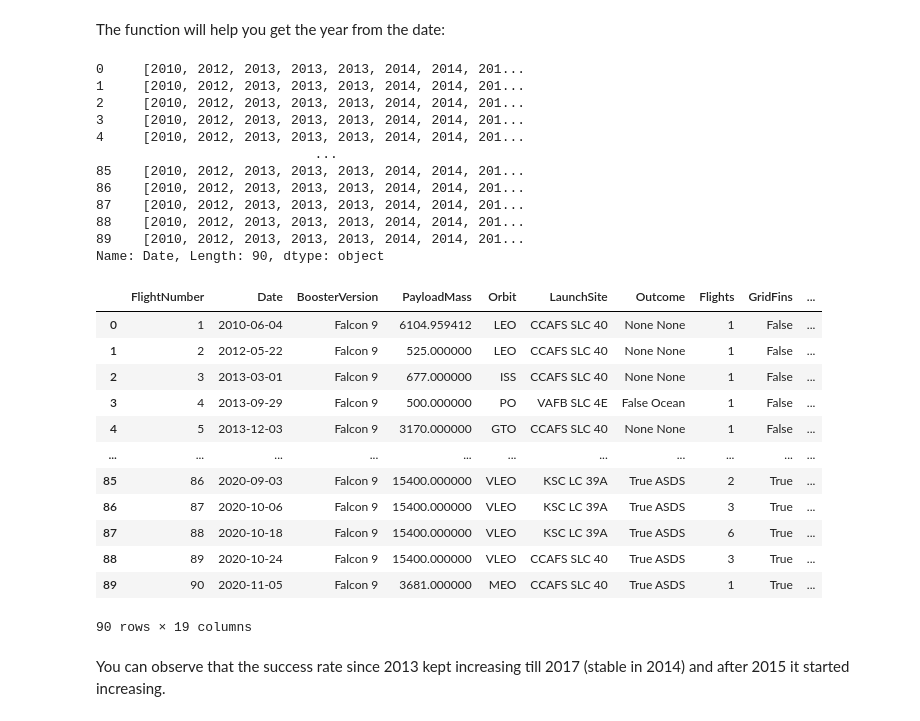
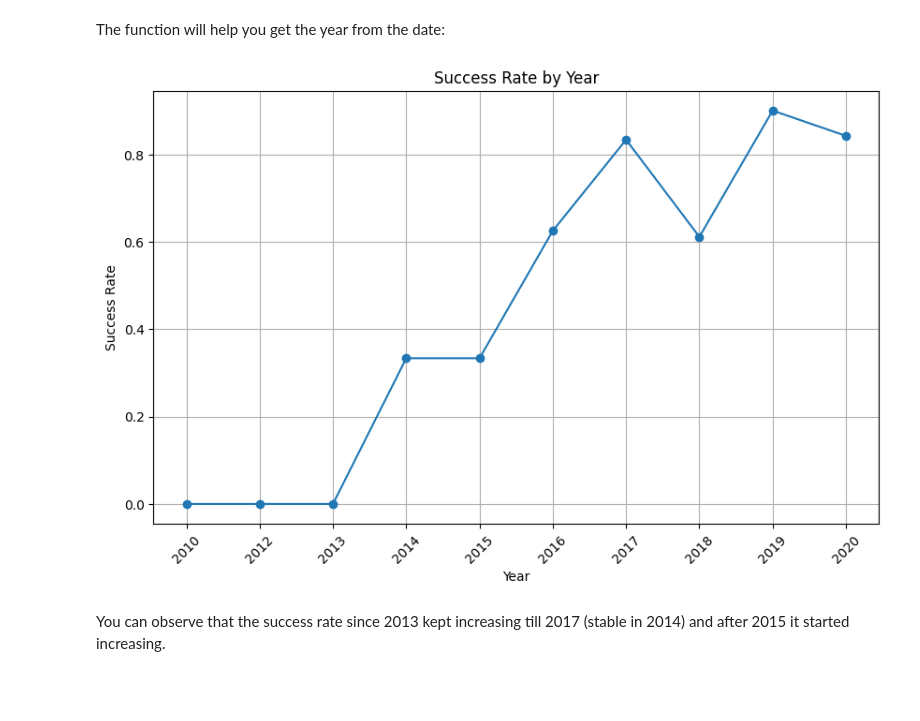
Before and after one commit to akanakis/IBM-Data-Science-Certification, a Jupyter notebook: jupyter-labs-eda-dataviz-v2.ipynb, the cells around one changed output. Saved outputs shown, nothing was run; the diff lists cells and outputs as text; code cells hidden in the pictures; blank space fills up the shorter version.

```diff
--- a/jupyter-labs-eda-dataviz-v2.ipynb
+++ b/jupyter-labs-eda-dataviz-v2.ipynb
@@ -232,38 +274,24 @@ def Extract_year(date):
     for i in df["Date"]:
         year.append(i.split("-")[0])
     return year
-year.clear()
-# %% [output]
-0     [2010, 2012, 2013, 2013, 2013, 2014, 2014, 201...
-1     [2010, 2012, 2013, 2013, 2013, 2014, 2014, 201...
-2     [2010, 2012, 2013, 2013, 2013, 2014, 2014, 201...
-3     [2010, 2012, 2013, 2013, 2013, 2014, 2014, 201...
-4     [2010, 2012, 2013, 2013, 2013, 2014, 2014, 201...
-                            ...
-85    [2010, 2012, 2013, 2013, 2013, 2014, 2014, 201...
-86    [2010, 2012, 2013, 2013, 2013, 2014, 2014, 201...
-87    [2010, 2012, 2013, 2013, 2013, 2014, 2014, 201...
-88    [2010, 2012, 2013, 2013, 2013, 2014, 2014, 201...
-89    [2010, 2012, 2013, 2013, 2013, 2014, 2014, 201...
-Name: Date, Length: 90, dtype: object
 # %%
 # Plot a line chart with x axis to be the extracted year and y axis to be the success rate
-df["Year"] = year
-df
+df['Year'] = Extract_year(df['Date'])
+
+# Calculate success rate per year
+success_rate = df.groupby('Year')['Class'].mean()  # mean gives proportion of 1s
+
+# Plot line chart
+plt.figure(figsize=(10,6))
+plt.plot(success_rate.index, success_rate.values, marker='o')
+plt.title('Success Rate by Year')
+plt.xlabel('Year')
+plt.ylabel('Success Rate')
+plt.grid(True)
+plt.xticks(rotation=45)
+plt.show()
 # %% [output]
-|  | FlightNumber | Date | BoosterVersion | PayloadMass | Orbit | LaunchSite | Outcome | Flights | GridFins | ... |
-| 0 | 1 | 2010-06-04 | Falcon 9 | 6104.959412 | LEO | CCAFS SLC 40 | None None | 1 | False | ... |
-| 1 | 2 | 2012-05-22 | Falcon 9 | 525.000000 | LEO | CCAFS SLC 40 | None None | 1 | False | ... |
-| 2 | 3 | 2013-03-01 | Falcon 9 | 677.000000 | ISS | CCAFS SLC 40 | None None | 1 | False | ... |
-| 3 | 4 | 2013-09-29 | Falcon 9 | 500.000000 | PO | VAFB SLC 4E | False Ocean | 1 | False | ... |
-| 4 | 5 | 2013-12-03 | Falcon 9 | 3170.000000 | GTO | CCAFS SLC 40 | None None | 1 | False | ... |
-| ... | ... | ... | ... | ... | ... | ... | ... | ... | ... | ... |
-| 85 | 86 | 2020-09-03 | Falcon 9 | 15400.000000 | VLEO | KSC LC 39A | True ASDS | 2 | True | ... |
-| 86 | 87 | 2020-10-06 | Falcon 9 | 15400.000000 | VLEO | KSC LC 39A | True ASDS | 3 | True | ... |
-| 87 | 88 | 2020-10-18 | Falcon 9 | 15400.000000 | VLEO | KSC LC 39A | True ASDS | 6 | True | ... |
-| 88 | 89 | 2020-10-24 | Falcon 9 | 15400.000000 | VLEO | CCAFS SLC 40 | True ASDS | 3 | True | ... |
-| 89 | 90 | 2020-11-05 | Falcon 9 | 3681.000000 | MEO | CCAFS SLC 40 | True ASDS | 1 | True | ... |
-90 rows × 19 columns
+[figure, added]
 # %% [markdown]
 You can observe that the success rate since 2013 kept increasing till 2017 (stable in 2014) and after 2015 it started increasing.
 # %% [markdown]
```
Also changed, not shown: parts of 9 cells of this notebook.
